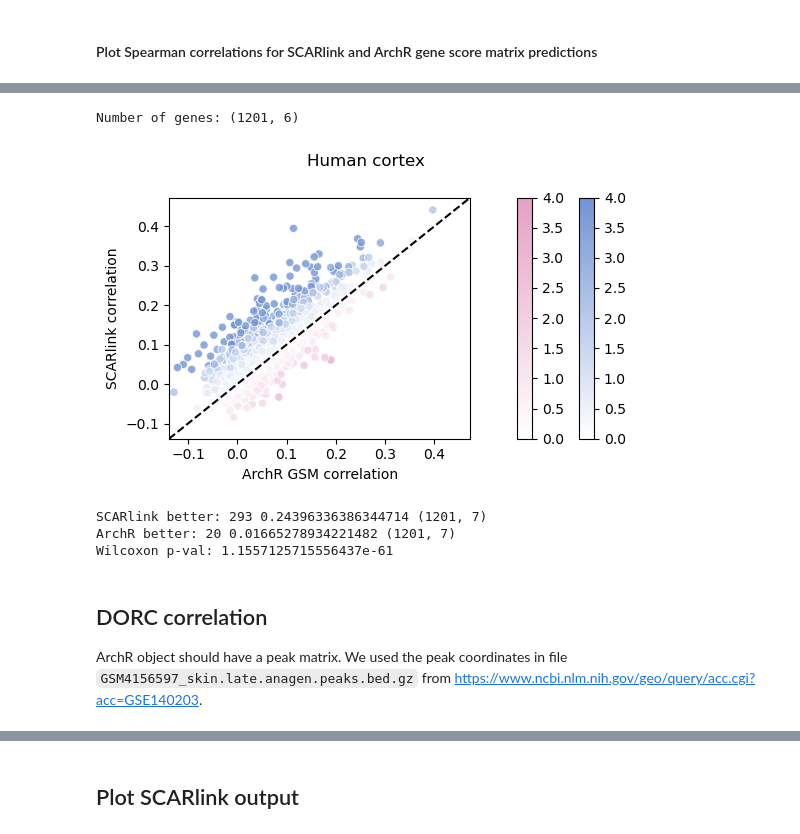
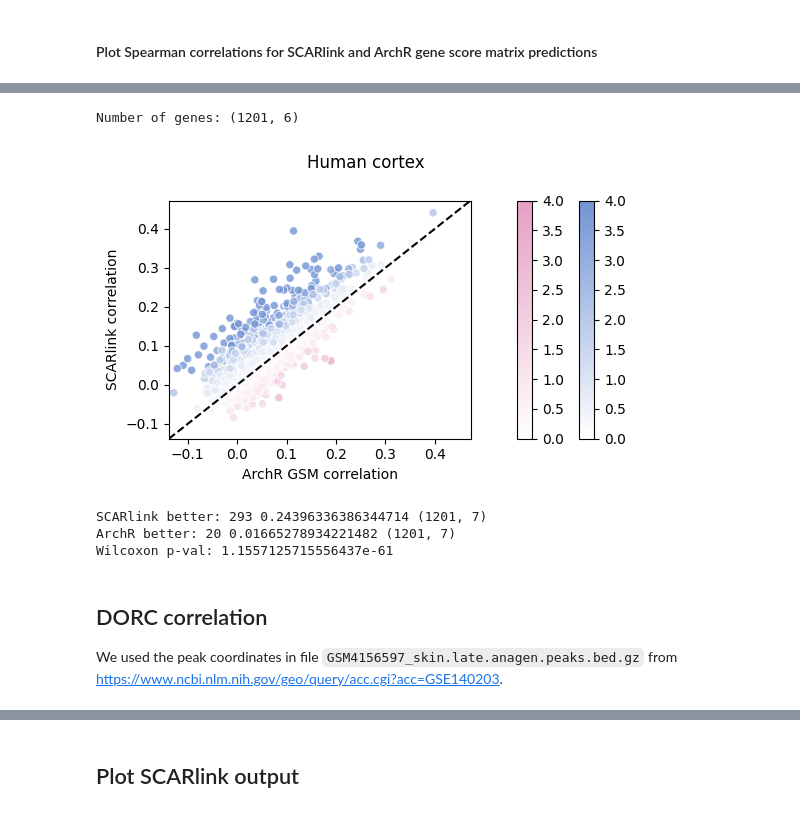
Before and after one commit to snehamitra/SCARlink, a Jupyter notebook: paper_figures/figure_1.ipynb, the cells around one changed output, grey strips where cells are left out. Saved outputs shown, nothing was run; the diff lists cells and outputs as text; code cells hidden in the pictures.

```diff
--- a/paper_figures/figure_1.ipynb
+++ b/paper_figures/figure_1.ipynb
@@ -106,16 +203,17 @@ ArchR better: 63 0.038066465256797584 (1655, 7)
 Wilcoxon p-val: 3.248502848591392e-200
 # %%
 # Cortex
-cortex_scarlink_out = "./human_cortex_all_out_10k"
-cortex_out_prefix = "./tmp/human_cortex_" # same as the one used to run get_gene_score.R above
-plot_compare_gsm_corr(cortex_scarlink_out, cortex_out_prefix, "Human cortex")
+cortex_scarlink_out = "./scarlink_outs/human_cortex_all_out_10k"
+cortex_out_prefix = "./tmp/human_cortex_"
+cortex_gsm_prefix = "./fig_data/human_cortex_"
+plot_compare_gsm_corr(cortex_scarlink_out, cortex_gsm_prefix, cortex_out_prefix, "Human cortex")
 # %% [output]
 Number of genes: (1201, 6)
-[figure, old version]
+[figure, new version]
 SCARlink better: 293 0.24396336386344714 (1201, 7)
 ArchR better: 20 0.01665278934221482 (1201, 7)
 Wilcoxon p-val: 1.1557125715556437e-61
 # %% [markdown]
 ## DORC correlation
 
-ArchR object should have a peak matrix. We used the peak coordinates in file `GSM4156597_skin.late.anagen.peaks.bed.gz` from https://www.ncbi.nlm.nih.gov/geo/query/acc.cgi?acc=GSE140203.
+We used the peak coordinates in file `GSM4156597_skin.late.anagen.peaks.bed.gz` from https://www.ncbi.nlm.nih.gov/geo/query/acc.cgi?acc=GSE140203.
```
Also changed, not shown: parts of 22 cells of this notebook, 15 other files.
